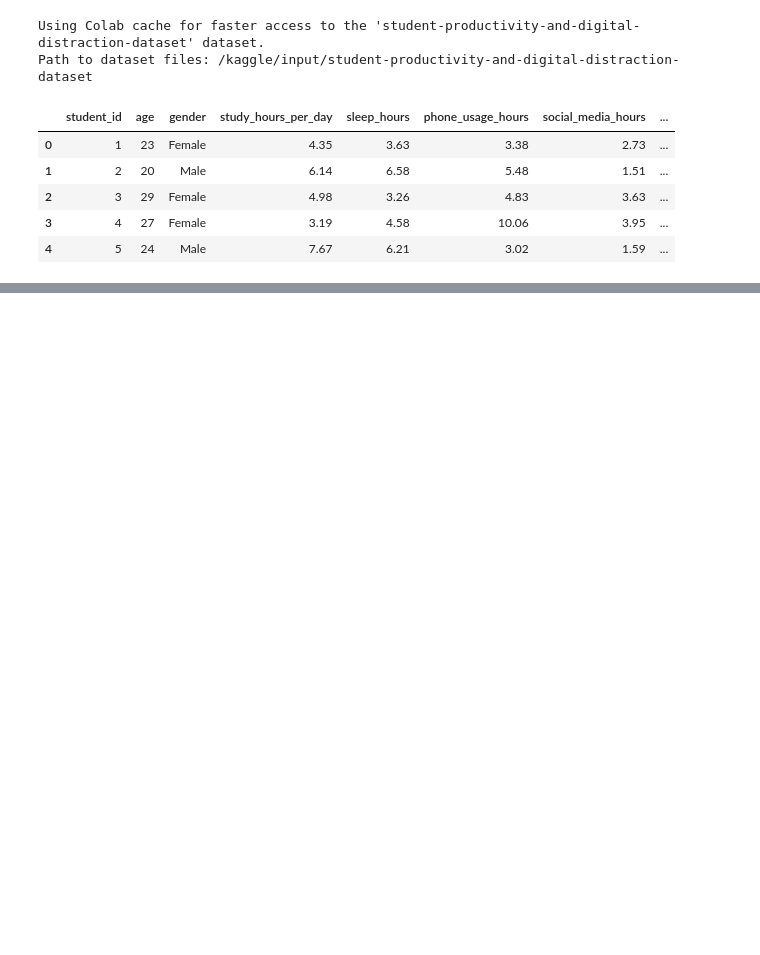
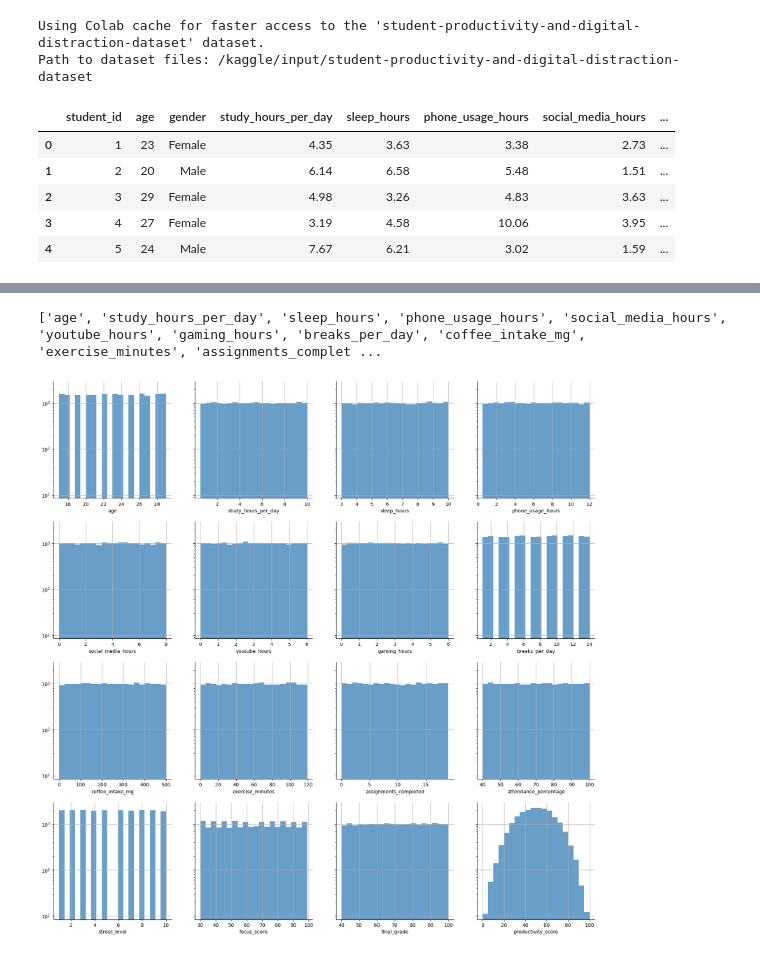
Before and after one commit to ekttd/student-productivity, a Jupyter notebook: student_productivity.ipynb, the cells around one changed output, grey strips where cells are left out. Cells and saved outputs as stored; diff of their text form; code cells hidden in the pictures; blank space fills up the shorter version.

Commit message:
added boxplots and histograms

```diff
--- a/student_productivity.ipynb
+++ b/student_productivity.ipynb
@@ -23,8 +23,8 @@ print("Path to dataset files:", path)
 Using Colab cache for faster access to the 'student-productivity-and-digital-distraction-dataset' dataset.
 Path to dataset files: /kaggle/input/student-productivity-and-digital-distraction-dataset
 # %%
-dataset = pd.read_csv('/kaggle/input/student-productivity-and-digital-distraction-dataset/student_productivity_distraction_dataset_20000.csv')
-dataset.head()
+df = pd.read_csv('/kaggle/input/student-productivity-and-digital-distraction-dataset/student_productivity_distraction_dataset_20000.csv')
+df.head()
 # %% [output]
 |  | student_id | age | gender | study_hours_per_day | sleep_hours | phone_usage_hours | social_media_hours | ... |
 | 0 | 1 | 23 | Female | 4.35 | 3.63 | 3.38 | 2.73 | ... |
@@ -34,0 +64,43 @@ dataset.head()
+# %%
+# только числовые признаки
+numeric_cols = df.select_dtypes(include=np.number).columns.tolist()
+
+# исключение идентификатора
+if 'student_id' in numeric_cols:
+    numeric_cols.remove('student_id')
+
+print(numeric_cols)
+# %% [output]
+['age', 'study_hours_per_day', 'sleep_hours', 'phone_usage_hours', 'social_media_hours', 'youtube_hours', 'gaming_hours', 'breaks_per_day', 'coffee_intake_mg', 'exercise_minutes', 'assignments_complet ...
+# %%
+def hist_for_atribute_set(df, labels, ax, bin_num=25, df2=pd.DataFrame(),
+                          ylim=None, ylabel=None, y_scale='linear'):
+
+  for i, col in enumerate(labels):
+    ax[i].set_yscale(y_scale)
+    ax[i].tick_params(labelsize=10)
+    ax[i].set_xlabel(col)
+
+    # уберем лишние границы графика
+    ax[i].spines['right'].set_visible(False)
+    ax[i].spines['top'].set_visible(False)
+    ax[i].grid()
+
+    ax[i].hist(df[col], bin_num, density=False, color='#377eb8', alpha=.75) # синий
+    if (not df2.empty):
+      ax[i].hist(df2[col], bin_num, density=False, color='#e41a1c', alpha=.45) # красный '#e41a1c'
+
+  # если графиков меньше чем есть в сетке, убираем лишние оси
+  len_labels = len(labels)
+  len_ax = len(ax)
+  if len_labels < len_ax:
+    for ax in ax[len_labels : len_labels + (len_ax - len_labels)]:
+      ax.axis('off')
+# %%
+cols = 4
+rows = int(np.ceil(len(numeric_cols) / cols))
+fig, ax = plt.subplots(nrows=rows, ncols=cols, sharey=True, figsize=(20, rows * 5))
+ax = ax.flatten()
+hist_for_atribute_set(df, numeric_cols, ax, bin_num=20, y_scale='log')
+# %% [output]
+[figure, added]
```
Also changed, not shown: parts of 4 cells of this notebook.
